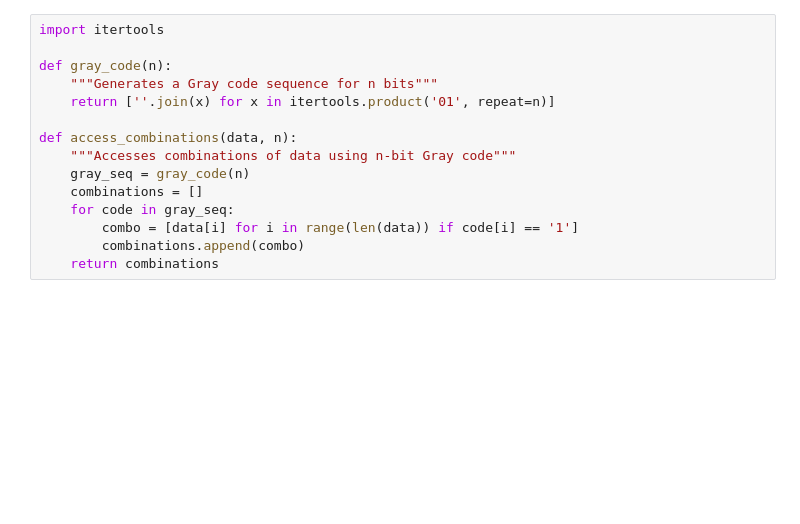
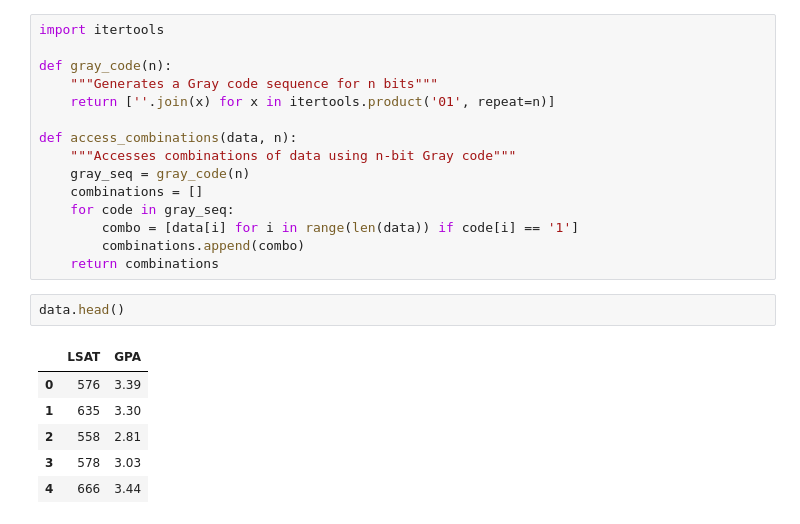
Before and after one commit to manyu252/CompStats, a Jupyter notebook: assignment2/ExplorativeAnalysis.ipynb, the cells around one changed output. Drawn from its saved outputs; the diff is of its cells as text; blank space fills up the shorter version.

```diff
--- a/assignment2/ExplorativeAnalysis.ipynb
+++ b/assignment2/ExplorativeAnalysis.ipynb
@@ -169,3 +189,12 @@ def access_combinations(data, n):
         combo = [data[i] for i in range(len(data)) if code[i] == '1']
         combinations.append(combo)
     return combinations
+# %%
+data.head()
+# %% [output]
+|  | LSAT | GPA |
+| 0 | 576 | 3.39 |
+| 1 | 635 | 3.30 |
+| 2 | 558 | 2.81 |
+| 3 | 578 | 3.03 |
+| 4 | 666 | 3.44 |
```
Also changed, not shown: parts of 9 cells of this notebook, 3 other files.
